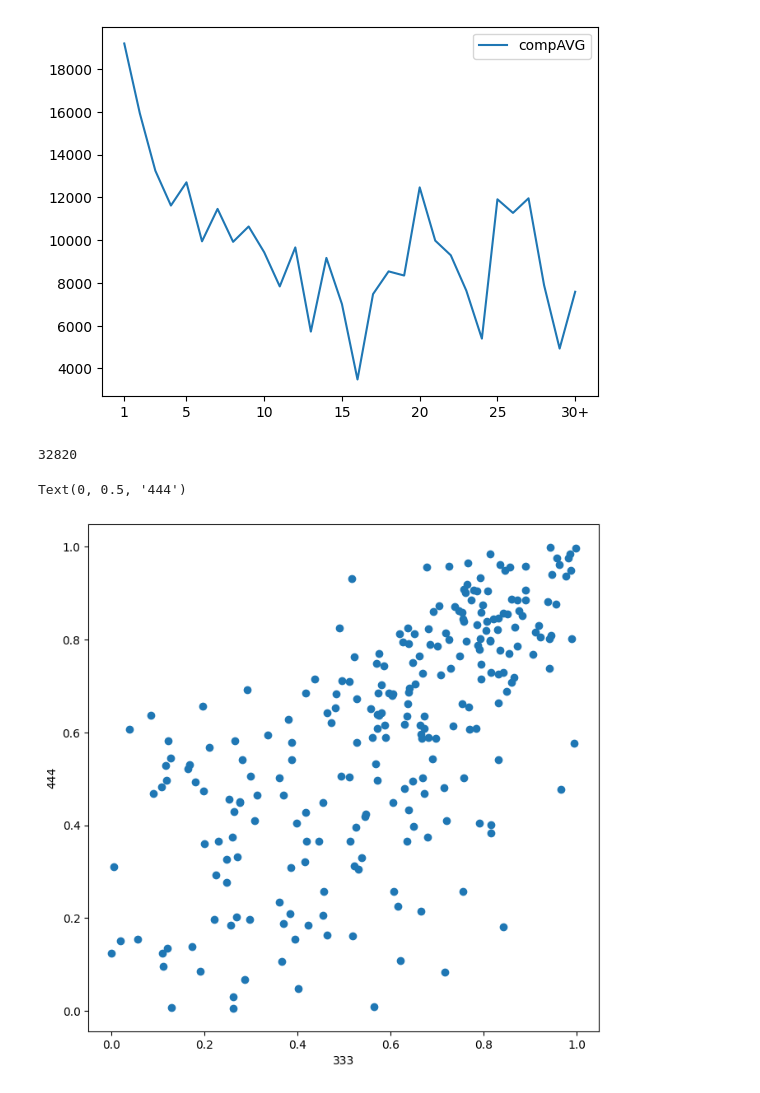
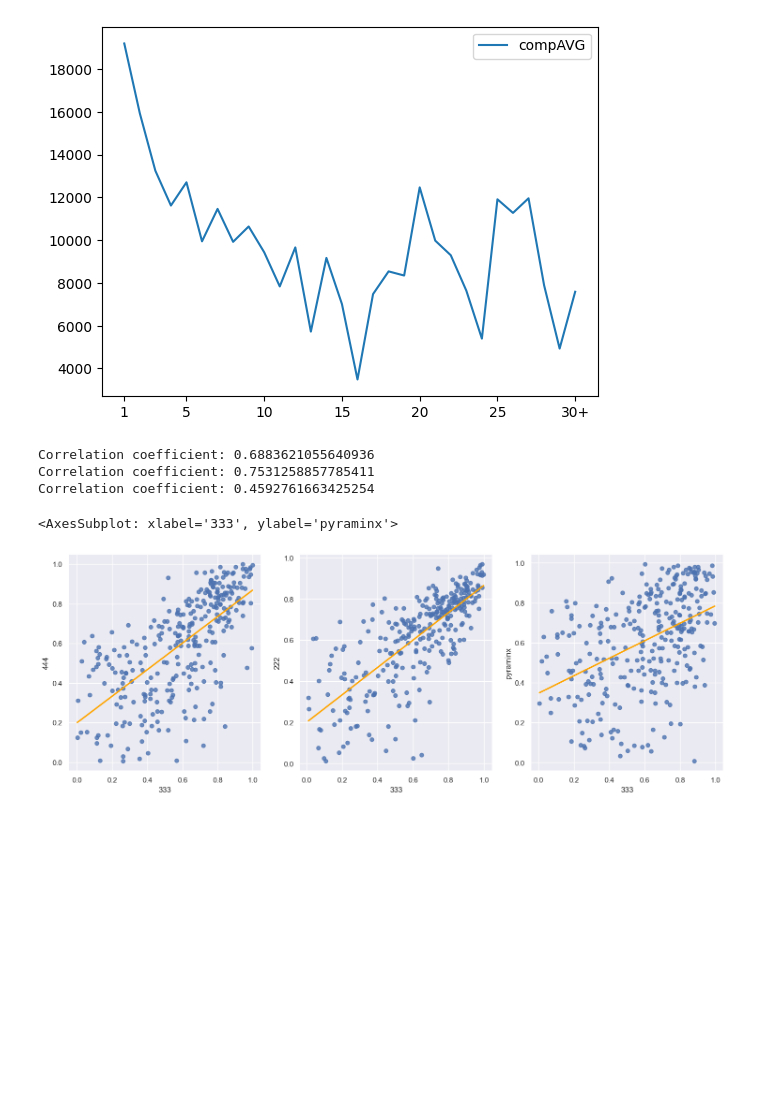
Before and after one commit to oskarkuuse/IDSproject, a Jupyter notebook: notebooks/performance.ipynb, the cells around one changed output. Drawn from its saved outputs; the diff is of its cells as text; code cells hidden in the pictures; blank space fills up the shorter version.

Commit message:
Improved correlation plots between events

```diff
--- a/notebooks/performance.ipynb
+++ b/notebooks/performance.ipynb
@@ -157,34 +154,52 @@ Time improvement between people that have competed in a single competition and t
  Text(25, 0, '25'),
  Text(30, 0, '30+')]
 [figure]
-# %%
-# Correlation between 3x3x3 and 4x4x4 performance
-
-corr333_444 = pd.read_csv("../datasets/333vs444.csv")
-print(len(corr333_444))
-
-avg333mean = corr333_444.mean()['333']
-avg444mean = corr333_444.mean()['444']
-avg333std = corr333_444.std()['333']
-avg444std = corr333_444.std()['444']
-
-for i in range(len(corr333_444)):
-    if abs(corr333_444['333'][i] - avg333mean) > 1 * avg333std:
-        corr333_444 = corr333_444.drop(i)
-        continue
-    if abs(corr333_444['444'][i] - avg444mean) > 1 * avg444std:
-        corr333_444 = corr333_444.drop(i)
-
-corr333_444['333'] = (max(corr333_444['333']) - corr333_444['333']) / (max(corr333_444['333']) - min(corr333_444['333']))
-corr333_444['444'] = (max(corr333_444['444']) - corr333_444['444']) / (max(corr333_444['444']) - min(corr333_444['444']))
-# %% [output]
-32820
-# %%
-corr333_444_Sample =  corr333_444.sample(250, random_state=1)
-plt.rcParams['figure.figsize'] = [8, 8]
-plt.scatter(corr333_444_Sample['333'], corr333_444_Sample['444'])
-plt.xlabel('333')
-plt.ylabel('444')
-# %% [output]
-Text(0, 0.5, '444')
-[figure, removed]
+# %%
+def normalize(averagesDf, deviation):
+    event1 = averagesDf.columns[0]
+    event2 = averagesDf.columns[1]
+
+    event1mean = averagesDf.mean()[event1]
+    event2mean = averagesDf.mean()[event2]
+    event1std = averagesDf.std()[event1]
+    event2std = averagesDf.std()[event2]
+
+    for i in range(len(averagesDf)):
+        if abs(averagesDf[event1][i] - event1mean) > deviation * event1std:
+            averagesDf = averagesDf.drop(i)
+            continue
+        if abs(averagesDf[event2][i] - event2mean) > deviation * event2std:
+            averagesDf = averagesDf.drop(i)
+
+    averagesDf[event1] = (max(averagesDf[event1]) - averagesDf[event1]) / (max(averagesDf[event1]) - min(averagesDf[event1]))
+    averagesDf[event2] = (max(averagesDf[event2]) - averagesDf[event2]) / (max(averagesDf[event2]) - min(averagesDf[event2]))
+
+    return averagesDf
+# %%
+# Correlation between 3x3x3 and 2x2x2/4x4x4/pyraminx performance
+
+avg333_444 = pd.read_csv("../datasets/333vs444.csv")
+avg333_444 = normalize(avg333_444, 1)
+print(f'Correlation coefficient: {avg333_444.corr().iloc[0][1]}')
+avg333_444_Sample =  avg333_444.sample(300, random_state=1)
+
+avg333_222 = pd.read_csv("../datasets/333vs222.csv")
+avg333_222 = normalize(avg333_222, 1)
+print(f'Correlation coefficient: {avg333_222.corr().iloc[0][1]}')
+avg333_222_Sample =  avg333_222.sample(300, random_state=1)
+
+avg333_pyram = pd.read_csv("../datasets/333vsPyra.csv")
+avg333_pyram = normalize(avg333_pyram, 1)
+print(f'Correlation coefficient: {avg333_pyram.corr().iloc[0][1]}')
+avg333_pyram_Sample = avg333_pyram.sample(300, random_state=1)
+
+fig, axes = plt.subplots(1, 3, figsize=(18, 6))
+sns.regplot(data=avg333_444_Sample, x='333', y='444', ax=axes[0], ci=None, line_kws={"color": "orange"})
+sns.regplot(data=avg333_222_Sample, x='333', y='222', ax=axes[1], ci=None, line_kws={"color": "orange"})
+sns.regplot(data=avg333_pyram_Sample, x='333', y='pyraminx', ax=axes[2], ci=None, line_kws={"color": "orange"})
+# %% [output]
+Correlation coefficient: 0.6883621055640936
+Correlation coefficient: 0.7531258857785411
+Correlation coefficient: 0.4592761663425254
+<AxesSubplot: xlabel='333', ylabel='pyraminx'>
+[figure, added]
```
Also changed, not shown: parts of 6 cells of this notebook, 6 other files.
